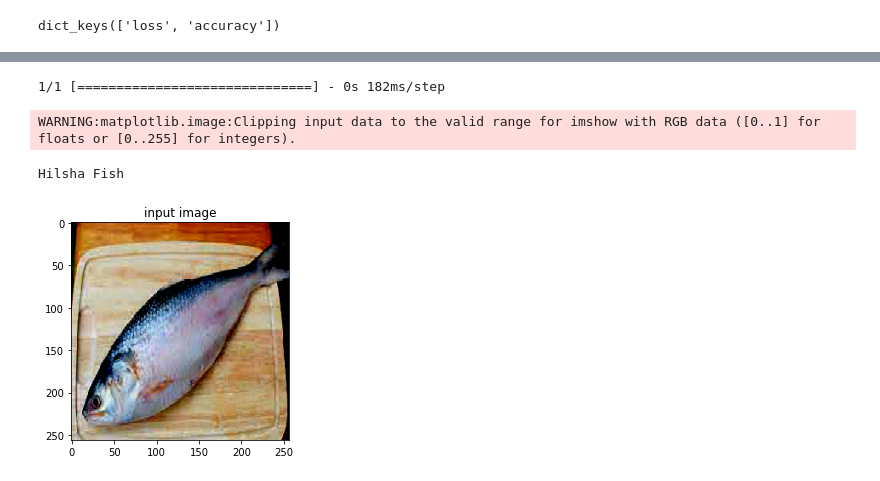
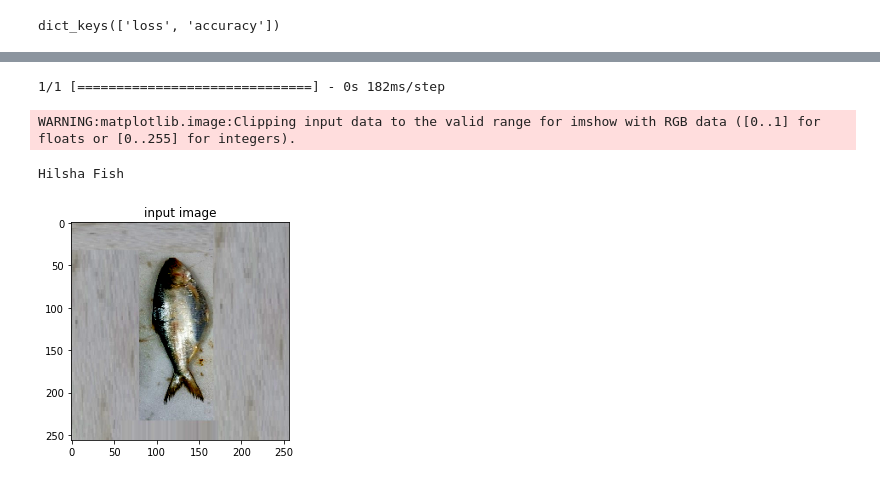
Before and after one commit to FerdousJUST/InceptionV3-model-implementation-for-Fish-Image-Classification-, a Jupyter notebook: InceptionV3_fish_image_Classification.ipynb, the cells around one changed output, grey strips where cells are left out. Saved outputs shown, nothing was run; the diff lists cells and outputs as text; code cells hidden in the pictures.

```diff
--- a/InceptionV3_fish_image_Classification.ipynb
+++ b/InceptionV3_fish_image_Classification.ipynb
@@ -174,6 +180,6 @@ WARNING:tensorflow:Can save best model only with  accuracy available, skipping.
 # %%
 from keras.models import load_model
-model = load_model(" /content/drive/Shareddrives/Research Collaboration/Ferdous MSc Project/part eleven/inception_model.h5")
+model = load_model(" /content/drive/Shareddrives/Research Collaboration/Ferdous MSc Project/part eleven/inception_model(1).h5")
 # %% [output]
 OSError: ignored
 # %%
@@ -212,25 +229,25 @@ else:
 Barbel Fish
 # %%
 from keras.utils.image_utils import img_to_array,load_img
-path = "/content/hilsha1.jpg"
+path = "/content/drive/Shareddrives/Research Collaboration/Image_Classification_Dataset/Training1 /Hilsha_Fish/Hilsha_Fish 002.jpg"
 img = load_img(path,target_size=(256,256))
 i = img_to_array(img)
 i = preprocess_input(i)
 input_arr = np.array([i])
 input_arr.shape
 
 pred = np.argmax(model.predict(input_arr))
 if pred == 0:
   print("Barbel Fish")
 else:
   print("Hilsha Fish")
 
 
   plt.imshow(input_arr[0])
   plt.title("input image")
   plt.show()
 # %% [output]
 1/1 [==============================] - 0s 182ms/step
 WARNING:matplotlib.image:Clipping input data to the valid range for imshow with RGB data ([0..1] for floats or [0..255] for integers).
 Hilsha Fish
-[figure, old version]
+[figure, new version]
```
Also changed, not shown: parts of 25 cells of this notebook.
